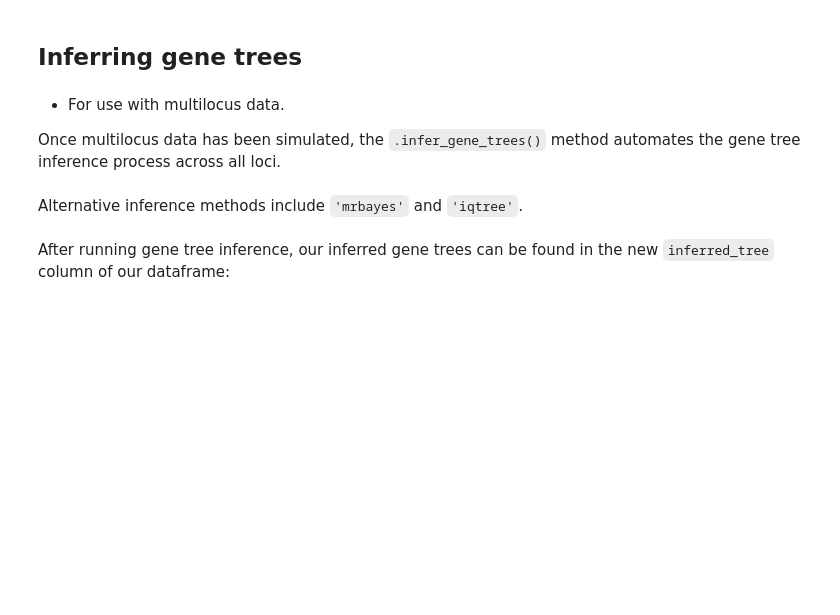
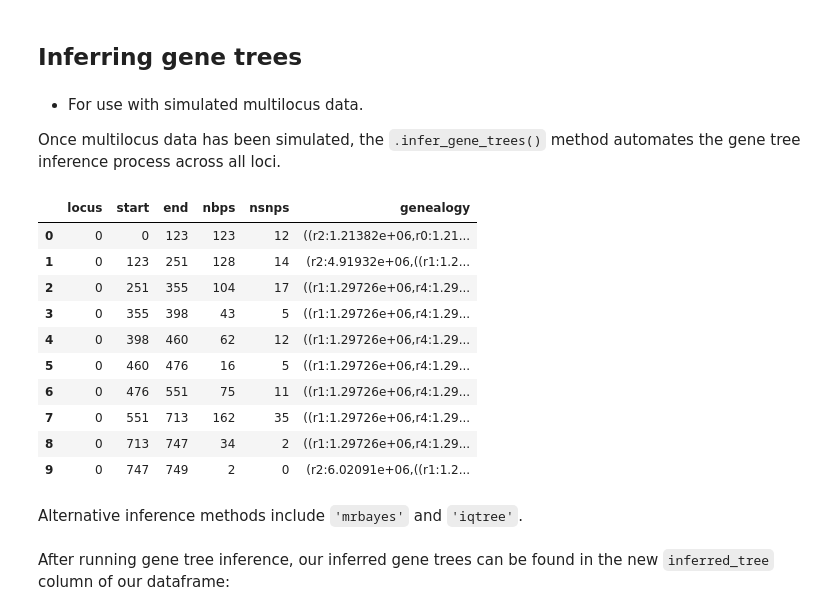
Before and after one commit to pmckenz1/ipcoal, a Jupyter notebook: docs/notebooks/User-Guide.ipynb, the cells around one changed output. Drawn from its saved outputs; the diff is of its cells as text; code cells hidden in the pictures; blank space fills up the shorter version.

```diff
--- a/docs/notebooks/User-Guide.ipynb
+++ b/docs/notebooks/User-Guide.ipynb
@@ -255,7 +308,7 @@ model.seqs
 # %% [markdown]
 ## Inferring gene trees
 # %% [markdown]
-* For use with multilocus data.
+* For use with simulated multilocus data.
 
 Once multilocus data has been simulated, the `.infer_gene_trees()` method automates the gene tree inference process across all loci.
 # %%
@@ -267,0 +321,15 @@ model.infer_gene_trees(inference_method='raxml')
+# %%
+# look at the beginning of the dataframe
+model.df.head(10)
+# %% [output]
+|  | locus | start | end | nbps | nsnps | genealogy |
+| 0 | 0 | 0 | 123 | 123 | 12 | ((r2:1.21382e+06,r0:1.21... |
+| 1 | 0 | 123 | 251 | 128 | 14 | (r2:4.91932e+06,((r1:1.2... |
+| 2 | 0 | 251 | 355 | 104 | 17 | ((r1:1.29726e+06,r4:1.29... |
+| 3 | 0 | 355 | 398 | 43 | 5 | ((r1:1.29726e+06,r4:1.29... |
+| 4 | 0 | 398 | 460 | 62 | 12 | ((r1:1.29726e+06,r4:1.29... |
+| 5 | 0 | 460 | 476 | 16 | 5 | ((r1:1.29726e+06,r4:1.29... |
+| 6 | 0 | 476 | 551 | 75 | 11 | ((r1:1.29726e+06,r4:1.29... |
+| 7 | 0 | 551 | 713 | 162 | 35 | ((r1:1.29726e+06,r4:1.29... |
+| 8 | 0 | 713 | 747 | 34 | 2 | ((r1:1.29726e+06,r4:1.29... |
+| 9 | 0 | 747 | 749 | 2 | 0 | (r2:6.02091e+06,((r1:1.2... |
```
Also changed, not shown: parts of 24 cells of this notebook, 2 other files.
